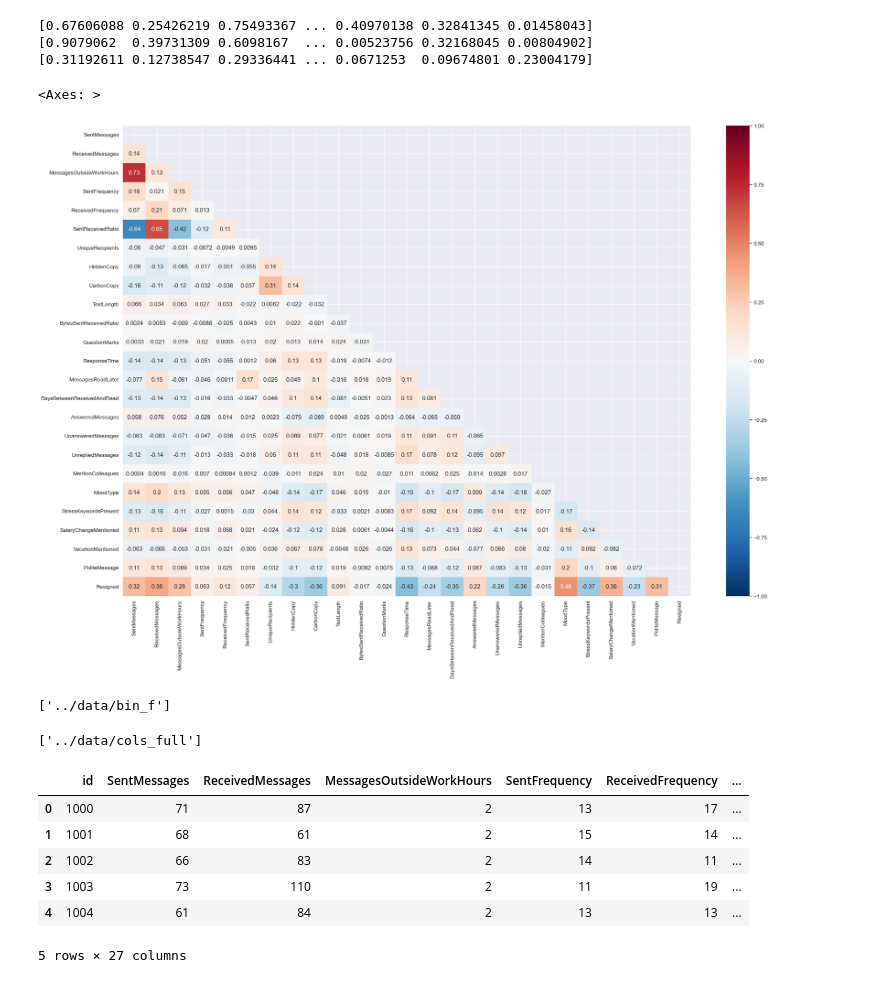
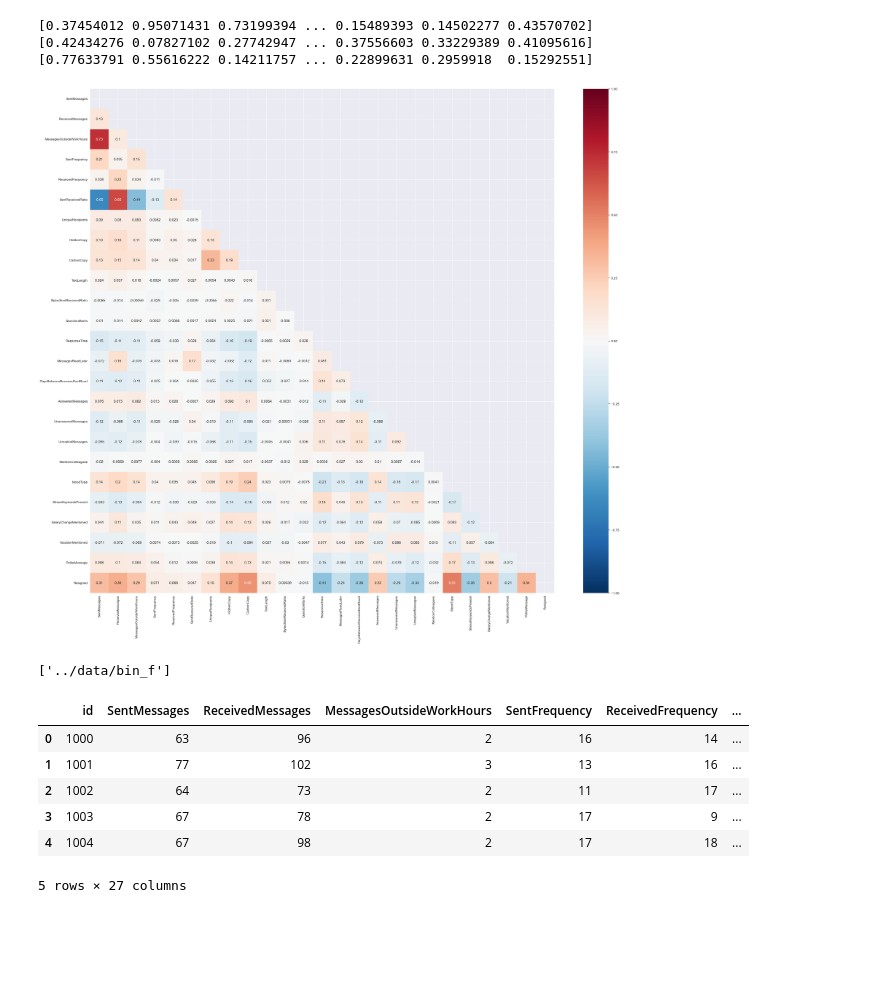
Before and after one commit to Ekzz0/LayoffsServicePrediction, a Jupyter notebook: jupyter_notebooks/generate_data.ipynb, the cells around one changed output. Drawn from its saved outputs; the diff is of its cells as text; code cells hidden in the pictures; blank space fills up the shorter version.

```diff
--- a/jupyter_notebooks/generate_data.ipynb
+++ b/jupyter_notebooks/generate_data.ipynb
@@ -63,9 +63,9 @@ for i in range(1, 4):
     sent_received_ratio = received_messages / (sent_messages + 1) # Соотношение количества полученных и отправленных сообщений
 
     # Характеристики сообщений
-    recipients_in_sent = np.int32(add(1, 3, True) + np.random.poisson(5, num_samples)) # Количество адресатов в отправляемых сообщениях
-    hidden_copy = np.int32(recipients_in_sent * 0.05 + add(1, 3, True) + np.random.exponential(1, num_samples)) # Количество сообщений с адресатами в поле "скрытая копия"
-    carbon_copy = np.int32(recipients_in_sent * 0.15 + add(1, 4, True) + np.random.exponential(1, num_samples)) # Количество сообщений с адресатами в поле "копия"
+    recipients_in_sent = np.int32(add(1, 3) + np.random.poisson(5, num_samples)) # Количество адресатов в отправляемых сообщениях
+    hidden_copy = np.int32(recipients_in_sent * 0.05 + add(1, 3) + np.random.exponential(1, num_samples)) # Количество сообщений с адресатами в поле "скрытая копия"
+    carbon_copy = np.int32(recipients_in_sent * 0.15 + add(1, 4) + np.random.exponential(1, num_samples)) # Количество сообщений с адресатами в поле "копия"
     text_length = np.int32(np.log(sent_messages + 1) * np.random.lognormal(3, 1, num_samples) + 100 * resigned) # Количество символов текста в исходящих сообщениях
     bytes_ratio = np.random.uniform(0.5, 2.0, num_samples)  # Соотношение объема в байтах получаемых и отправляемых сообщений
     question_marks = np.int32(np.random.uniform(2, 4, num_samples)) # Количество знаков вопроса
@@ -158,23 +158,24 @@ for i in range(1, 4):
     sample = df.sample(n=20, random_state=42).drop(columns=['Resigned'])
     sample.to_csv(f'../data/test_{i}.csv', index=False)
 # %% [output]
-[0.67606088 0.25426219 0.75493367 ... 0.40970138 0.32841345 0.01458043]
-[0.9079062  0.39731309 0.6098167  ... 0.00523756 0.32168045 0.00804902]
-[0.31192611 0.12738547 0.29336441 ... 0.0671253  0.09674801 0.23004179]
+[0.37454012 0.95071431 0.73199394 ... 0.15489393 0.14502277 0.43570702]
+[0.42434276 0.07827102 0.27742947 ... 0.37556603 0.33229389 0.41095616]
+[0.77633791 0.55616222 0.14211757 ... 0.22899631 0.2959918  0.15292551]
 # %%
 # Проверим корреляции
 correlation_matrix = df.drop(columns=['id', 'Group']).corr()
 
-plt.figure(figsize=(30,20))
+plt.figure(figsize=(40,35))
 sns.set(font_scale=1.15)
 sns.heatmap(correlation_matrix,
             cmap='RdBu_r', # задаёт цветовую схему
             annot=True, # рисует значения внутри ячеек
             vmin=-1, vmax=1,
             mask=np.triu(correlation_matrix))
+
+plt.savefig('corr_matrix.png')
 # %% [output]
-<Axes: >
-[figure, old version]
+[figure, new version]
 # %%
 num_f = ['SentMessages', 'ReceivedMessages',
           'SentFrequency', 'ReceivedFrequency', 'SentReceivedRatio',
@@ -194,19 +195,17 @@ joblib.dump(bin_f, f'../data/bin_f')
 # %% [output]
 ['../data/bin_f']
 # %%
-cols_to_drop = ['Group']
-# Сохранение в файл
-filename = f'../data/cols_to_drop'
-
-joblib.dump(cols_to_drop, filename)
-
-cols_full = list(df.columns)
-# Сохранение в файл
-filename = f'../data/cols_full'
-
-joblib.dump(cols_full, filename)
+# cols_to_drop = ['Group']
+# # Сохранение в файл
+# filename = f'../data/cols_to_drop'
+#
+# joblib.dump(cols_to_drop, filename)
+#
+# cols_full = list(df.columns)
+# # Сохранение в файл
+# filename = f'../data/cols_full'
+#
+# joblib.dump(cols_full, filename)
-# %% [output]
-['../data/cols_full']
 # %%
 df = df.drop(index=sample.index)
 df.to_csv('../data/train.csv', index=False)
@@ -214,11 +213,11 @@ df.to_csv('../data/train.csv', index=False)
 df.head()
 # %% [output]
 |  | id | SentMessages | ReceivedMessages | MessagesOutsideWorkHours | SentFrequency | ReceivedFrequency | ... |
-| 0 | 1000 | 71 | 87 | 2 | 13 | 17 | ... |
-| 1 | 1001 | 68 | 61 | 2 | 15 | 14 | ... |
-| 2 | 1002 | 66 | 83 | 2 | 14 | 11 | ... |
-| 3 | 1003 | 73 | 110 | 2 | 11 | 19 | ... |
-| 4 | 1004 | 61 | 84 | 2 | 13 | 13 | ... |
+| 0 | 1000 | 63 | 96 | 2 | 16 | 14 | ... |
+| 1 | 1001 | 77 | 102 | 3 | 13 | 16 | ... |
+| 2 | 1002 | 64 | 73 | 2 | 11 | 17 | ... |
+| 3 | 1003 | 67 | 78 | 2 | 17 | 9 | ... |
+| 4 | 1004 | 67 | 98 | 2 | 17 | 18 | ... |
 5 rows × 27 columns
 # %%
 sample = df.sample(n=1, random_state=42).drop(columns=['Resigned', 'SentMessages'])
```
Also changed, not shown: 13 other files.
